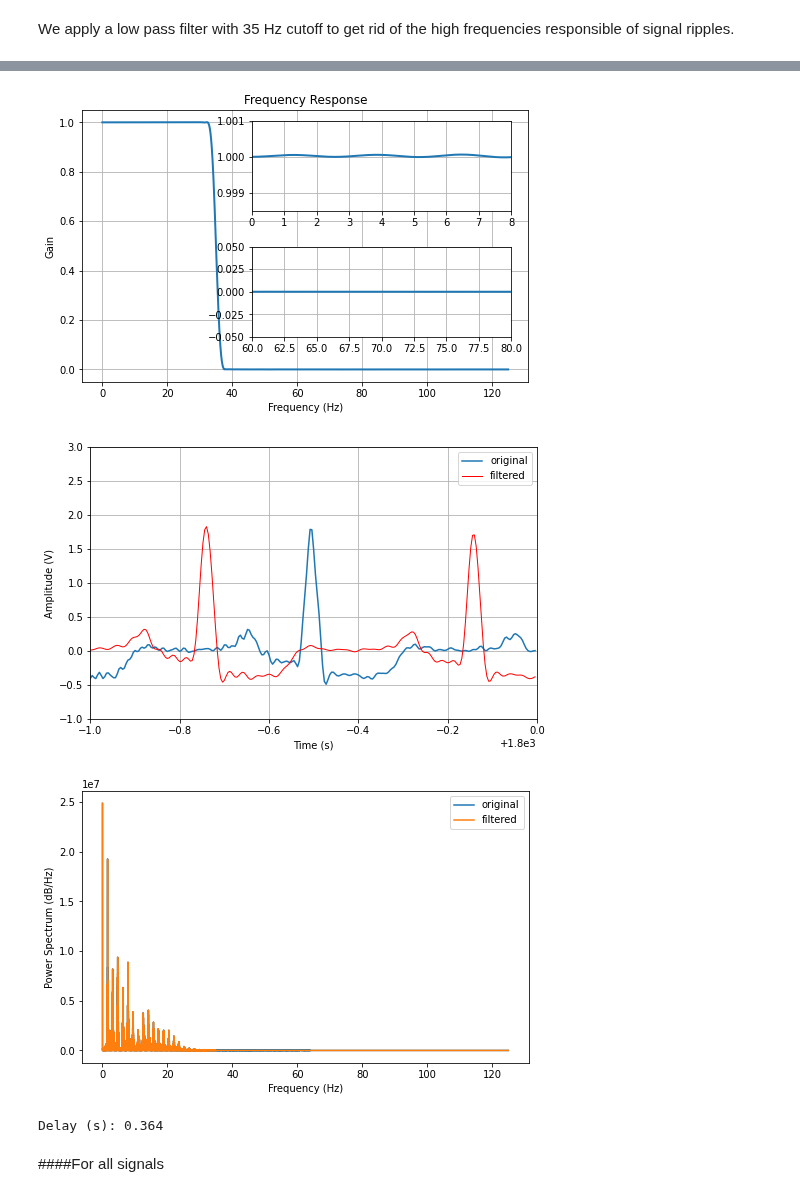
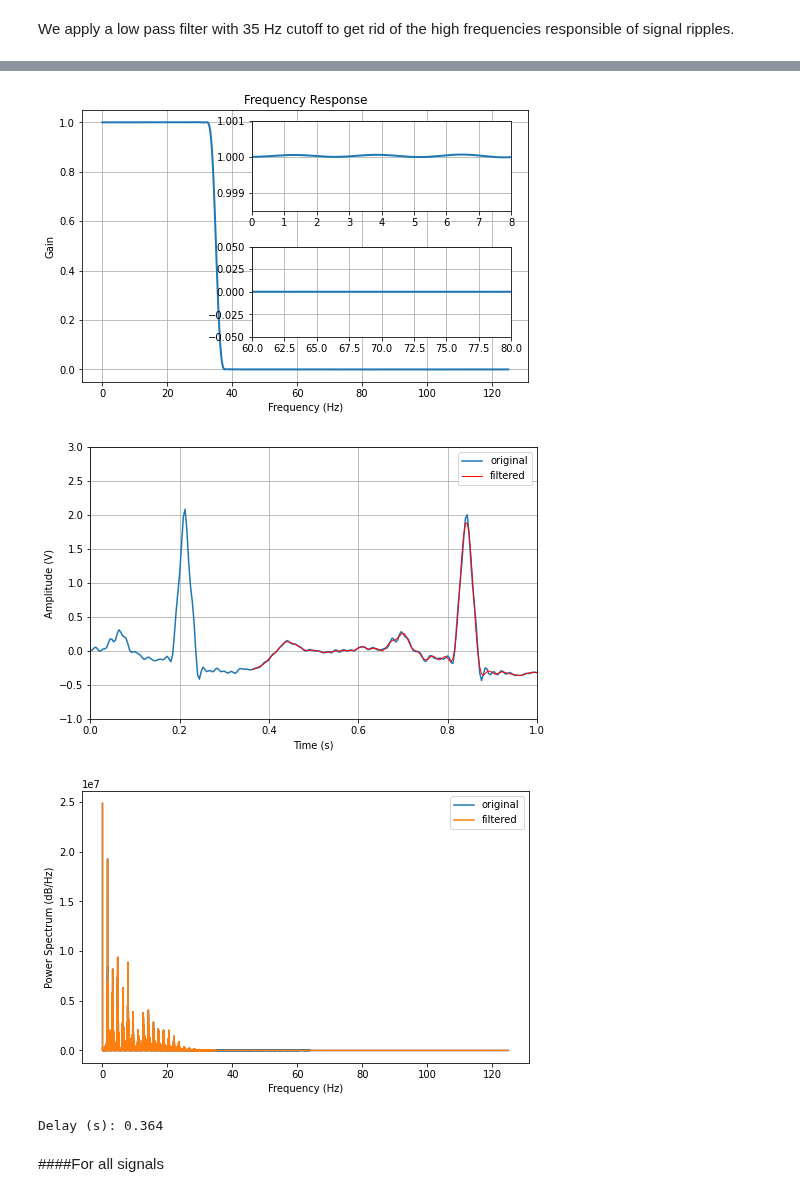
Before and after one commit to alice202122/AI_PROJECT, a Jupyter notebook: Copia_di_AI_Assignment.ipynb, the cells around one changed output, grey strips where cells are left out. Cells and saved outputs as stored; diff of their text form; code cells hidden in the pictures.

```diff
--- a/Copia_di_AI_Assignment.ipynb
+++ b/Copia_di_AI_Assignment.ipynb
@@ -556,7 +556,7 @@ def FIRlowpass(sample_rate, signal, time_axis, cutoff_hz, start, end, figs):
     axis([start, end, -1, 3])
     plot(time_axis, signal)
     #plot(time_axis-delay, filtered_x, 'r-')
-    plot(time_axis, filtered, 'r', linewidth=1) # plot just the "good" part of the filtered signal. The first N-1
+    plot(time_axis[N-1:]-delay, filtered[N-1:], 'r', linewidth=1) # plot just the "good" part of the filtered signal. The first N-1
                                                                   # samples are "corrupted" by the initial conditions.
     legend(['original', 'filtered'], loc='best')
     xlabel('Time (s)')
@@ -578,12 +578,12 @@ def FIRlowpass(sample_rate, signal, time_axis, cutoff_hz, start, end, figs):
 
   return filtered, delay
 # %%
-ECGIupblr_filt, delay = FIRlowpass(fs, ECGIup_blr, time_vec, 35, 1799, 1800, True)
+ECGIupblr_filt, delay = FIRlowpass(fs, ECGIup_blr, time_vec, 35, 0, 1, True)
 print('Delay (s): ' +str(delay))
 # %% [output]
 [figure]
 [figure]
-[figure, old version]
+[figure, new version]
 [figure]
 Delay (s): 0.364
 # %% [markdown]
```
